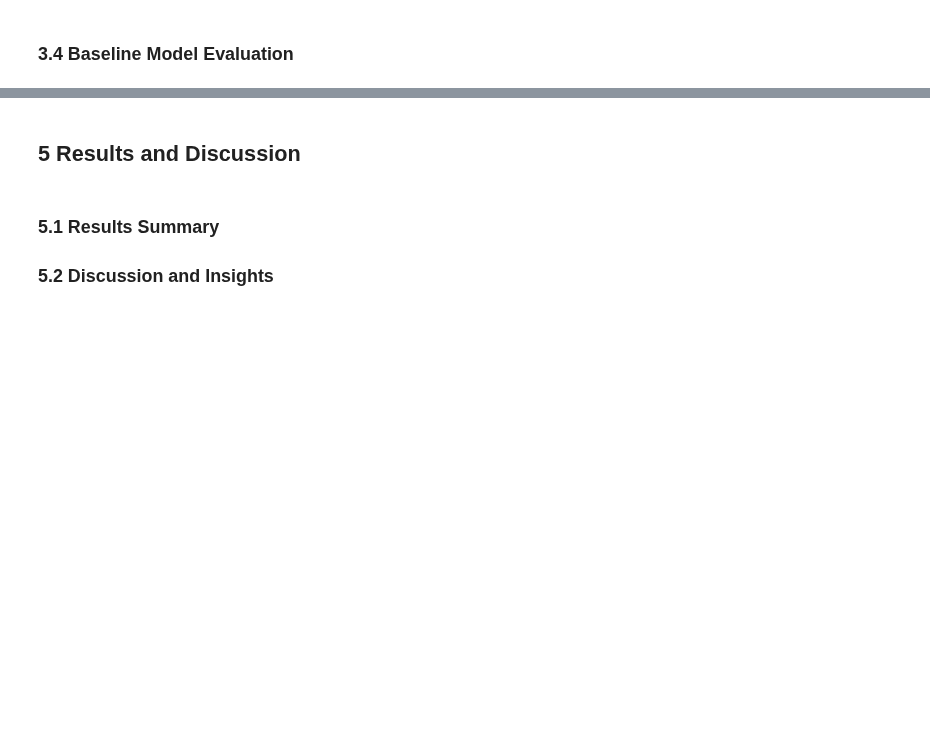
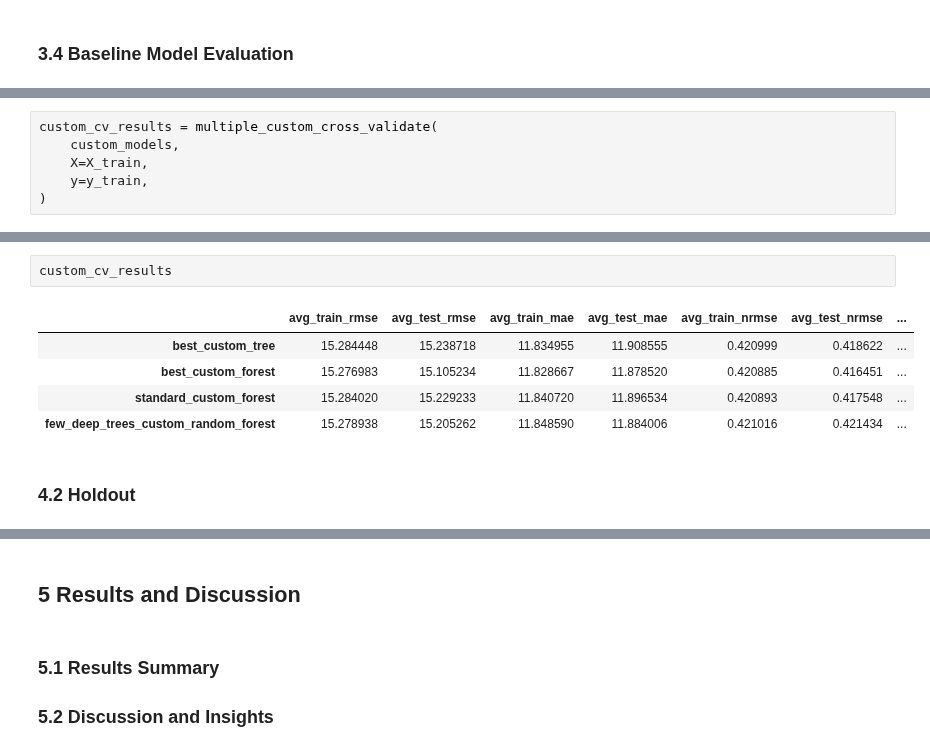
Before and after one commit to AlbertZweistein-2/184.702_MachineLearning, a Jupyter notebook: Ex2/src/Group70_OlsacherPoneschWinkler_Taiwan.ipynb, the cells around one changed output, grey strips where cells are left out. Drawn from its saved outputs; the diff is of its cells as text; blank space fills up the shorter version.

```diff
--- a/Ex2/src/Group70_OlsacherPoneschWinkler_Taiwan.ipynb
+++ b/Ex2/src/Group70_OlsacherPoneschWinkler_Taiwan.ipynb
@@ -324,0 +540,6 @@ model_pipelines = {
+# %%
+custom_cv_results = multiple_custom_cross_validate(
+    custom_models,
+    X=X_train,
+    y=y_train,
+)
@@ -324,0 +640,10 @@ model_pipelines = {
+# %%
+custom_cv_results
+# %% [output]
+|  | avg_train_rmse | avg_test_rmse | avg_train_mae | avg_test_mae | avg_train_nrmse | avg_test_nrmse | ... |
+| best_custom_tree | 15.284448 | 15.238718 | 11.834955 | 11.908555 | 0.420999 | 0.418622 | ... |
+| best_custom_forest | 15.276983 | 15.105234 | 11.828667 | 11.878520 | 0.420885 | 0.416451 | ... |
+| standard_custom_forest | 15.284020 | 15.229233 | 11.840720 | 11.896534 | 0.420893 | 0.417548 | ... |
+| few_deep_trees_custom_random_forest | 15.278938 | 15.205262 | 11.848590 | 11.884006 | 0.421016 | 0.421434 | ... |
+# %% [markdown]
+### 4.2 Holdout
```
Also changed, not shown: parts of 18 cells of this notebook, 4 other files.
